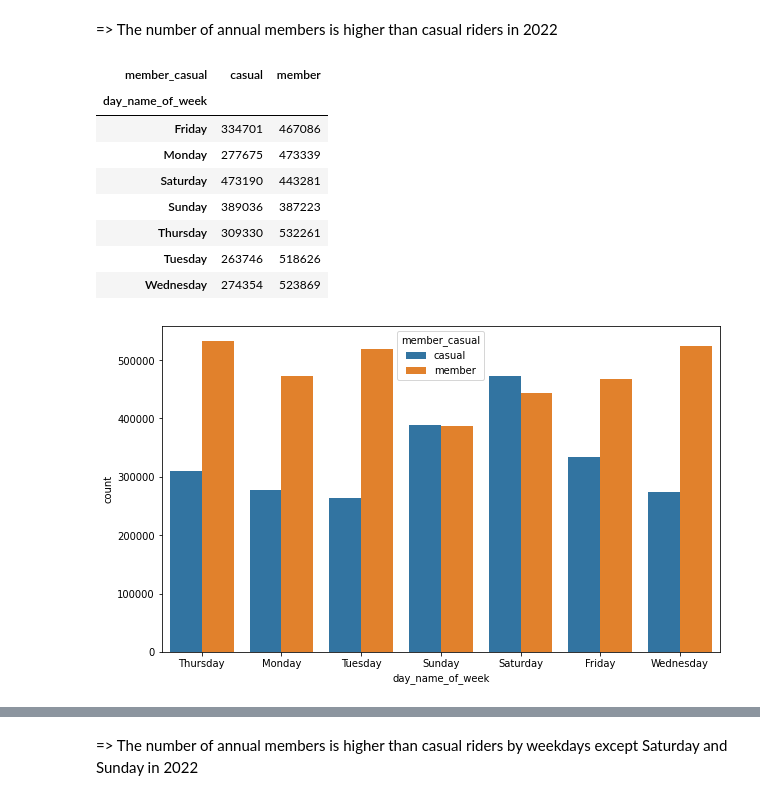
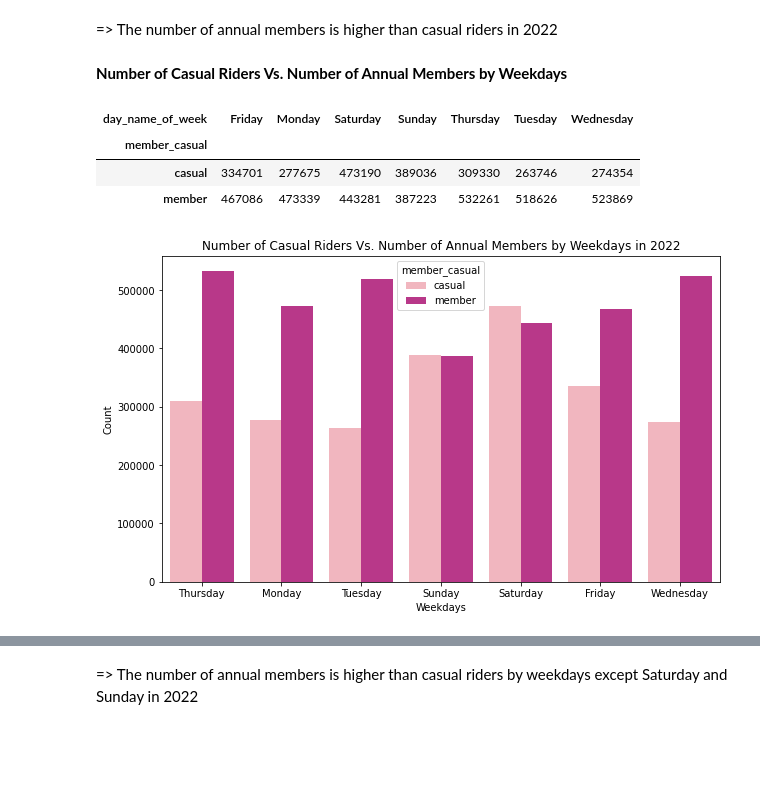
Before and after one commit to vynguyen293/Cyclistic-Bike-Share-Analysis, a Jupyter notebook: Cyclistic-Bike-Share-Analysis.ipynb, the cells around one changed output, grey strips where cells are left out. Drawn from its saved outputs; the diff is of its cells as text; code cells hidden in the pictures; blank space fills up the shorter version.

```diff
--- a/Cyclistic-Bike-Share-Analysis.ipynb
+++ b/Cyclistic-Bike-Share-Analysis.ipynb
@@ -183,23 +186,23 @@ member    3345685
 Name: member_casual, dtype: int64
 # %% [markdown]
 => The number of annual members is higher than casual riders in 2022
+# %% [markdown]
+**Number of Casual Riders Vs. Number of Annual Members by Weekdays**
 # %%
 # Create pivot table by weekdays
-df_pivot_1 = pd.pivot_table(df, values='ride_id', index='day_name_of_week', columns='member_casual',
+df_pivot_1 = pd.pivot_table(df, values='ride_id', index='member_casual', columns='day_name_of_week',
                           aggfunc='count')
 df_pivot_1
 # %% [output]
-| member_casual | casual | member |
-| day_name_of_week |  |  |
-| Friday | 334701 | 467086 |
-| Monday | 277675 | 473339 |
-| Saturday | 473190 | 443281 |
-| Sunday | 389036 | 387223 |
-| Thursday | 309330 | 532261 |
-| Tuesday | 263746 | 518626 |
-| Wednesday | 274354 | 523869 |
+| day_name_of_week | Friday | Monday | Saturday | Sunday | Thursday | Tuesday | Wednesday |
+| member_casual |  |  |  |  |  |  |  |
+| casual | 334701 | 277675 | 473190 | 389036 | 309330 | 263746 | 274354 |
+| member | 467086 | 473339 | 443281 | 387223 | 532261 | 518626 | 523869 |
 # %%
 plt.figure(figsize=(10,6))
-sns.countplot(x='day_name_of_week',data=df, hue='member_casual');
+sns.countplot(x='day_name_of_week', data=df, hue='member_casual', palette='RdPu')
+plt.title('Number of Casual Riders Vs. Number of Annual Members by Weekdays in 2022')
+plt.xlabel('Weekdays')
+plt.ylabel('Count');
 # %% [output]
-[figure, old version]
+[figure, new version]
```
Also changed, not shown: parts of 29 cells of this notebook.
